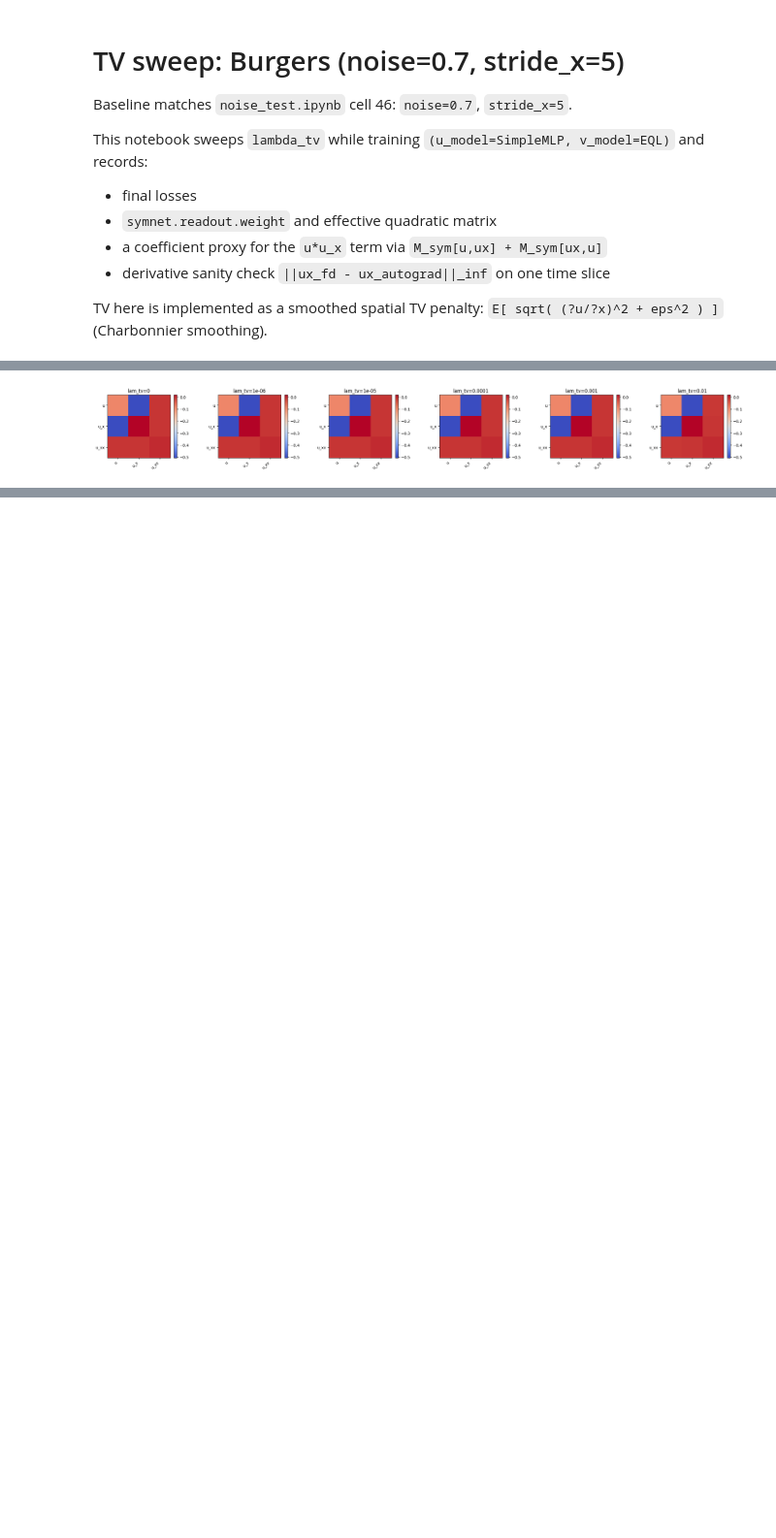
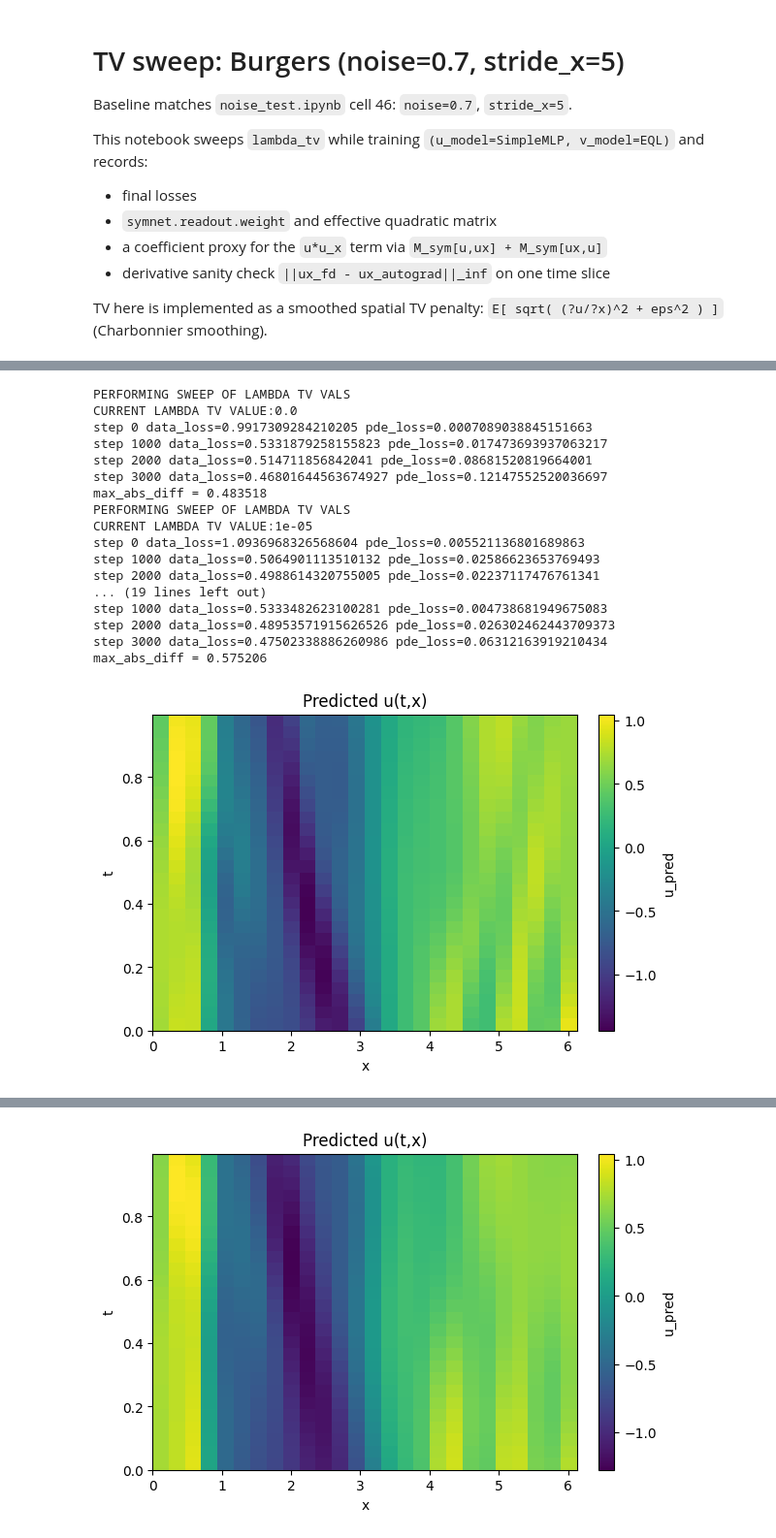
Before and after one commit to ryuFromCaillou/pde_stuff, a Jupyter notebook: notebook/tv_test.ipynb, the cells around one changed output, grey strips where cells are left out. Shown at 97% size. Saved outputs shown, nothing was run; the diff lists cells and outputs as text; code cells hidden in the pictures; blank space fills up the shorter version.

```diff
--- a/notebook/tv_test.ipynb
+++ b/notebook/tv_test.ipynb
@@ -291,19 +101,59 @@ plt.show()
-# %%
-# Visualize learned M_sym per lambda_tv
-
-fig, axes = plt.subplots(1, len(results), figsize=(4*len(results), 3), constrained_layout=True)
-if len(results) == 1:
-    axes = [axes]
-
-for ax, r in zip(axes, results):
-    im = ax.imshow(r['M_sym'], cmap='coolwarm')
-    ax.set_title(f"lam_tv={r['lambda_tv']:g}")
-    ax.set_xticks(range(len(selected_derivs)))
-    ax.set_yticks(range(len(selected_derivs)))
-    ax.set_xticklabels(selected_derivs, rotation=45, ha='right')
-    ax.set_yticklabels(selected_derivs)
-    fig.colorbar(im, ax=ax, fraction=0.046, pad=0.04)
-
-plt.show()
-# %% [output]
-[figure, removed]
+# %%
+u_model=mlps.SimpleMLP(n_layers=4,hidden_size=64,act=mlps.Sin)
+symnet=mlps.EQL(in_dim=len(selected_derivs), prod_dim=2, bias=False) # dummy v_model for working code
+
+train_config=trainer.TrainerConfig(
+    lr=lr,
+    lambda_pde=lam_pde,
+    lambda_reg=lam_reg,
+    lambda_tv=1.0,
+    lambda_data=lam_data,
+    selected_derivs=selected_derivs,
+)
+ft = featlib.FeatureTensor(selected_derivs, normalize=False)
+feature_builder = ft.build
+train=trainer.PDETrainer(u_model=u_model,v_model=symnet,cfg=train_config, feature_builder=feature_builder)
+# %%
+train_config.lambda_pde = 0.5
+train_config.lambda_data = 10.0
+train_config.lambda_tv = 1.0
+for params in u_model.parameters():
+    params.requires_grad = True
+for params in symnet.parameters():
+    params.requires_grad = True
+# %%
+for lamtv in lambda_tv_values:
+    u_model=mlps.SimpleMLP(n_layers=4,hidden_size=64,act=mlps.Sin)
+    symnet=mlps.EQL(in_dim=len(selected_derivs), prod_dim=2, bias=False) # dummy v_model for working code
+    train=trainer.PDETrainer(u_model=u_model,v_model=symnet,cfg=train_config, feature_builder=feature_builder)
+    train_config.lambda_tv=lamtv
+
+    print(f'PERFORMING SWEEP OF LAMBDA TV VALS')
+    print(f'CURRENT LAMBDA TV VALUE:{lamtv}')
+    for i in range(4000):
+        t,x,u_noisy,u_clean = hlprs.make_batch(batch_size=batch_size,t_torch=t_torch,x_torch=x_torch, y_clean=y_clean_torch, y_noisy=y_noisy_torch)
+        out = train.step(t=t,x=x,u_noisy=u_noisy,u_clean=u_clean)
+        ld = out['loss_data']
+        lp = out['loss_pde']
+        if i%log_every==0:
+            print(f'step {i} data_loss={ld} pde_loss={lp}')
+    print(hlprs.snapshot_comp(train.u, stride_x, stride_t, y_noisy_np, y_np, t_np, x_np, snap_no=20)[:0])
+# %% [output]
+PERFORMING SWEEP OF LAMBDA TV VALS
+CURRENT LAMBDA TV VALUE:0.0
+step 0 data_loss=0.9917309284210205 pde_loss=0.0007089038845151663
+step 1000 data_loss=0.5331879258155823 pde_loss=0.017473693937063217
+step 2000 data_loss=0.514711856842041 pde_loss=0.08681520819664001
+step 3000 data_loss=0.46801644563674927 pde_loss=0.12147552520036697
+max_abs_diff = 0.483518
+PERFORMING SWEEP OF LAMBDA TV VALS
+CURRENT LAMBDA TV VALUE:1e-05
+step 0 data_loss=1.0936968326568604 pde_loss=0.005521136801689863
+step 1000 data_loss=0.5064901113510132 pde_loss=0.02586623653769493
+step 2000 data_loss=0.4988614320755005 pde_loss=0.02237117476761341
+... (19 lines left out)
+step 1000 data_loss=0.5333482623100281 pde_loss=0.004738681949675083
+step 2000 data_loss=0.48953571915626526 pde_loss=0.026302462443709373
+step 3000 data_loss=0.47502338886260986 pde_loss=0.06312163919210434
+max_abs_diff = 0.575206
+[figure, added]
@@ -309,0 +161 @@ plt.show()
+[figure, added]
```
Also changed, not shown: parts of 10 cells of this notebook, 43 other files.
